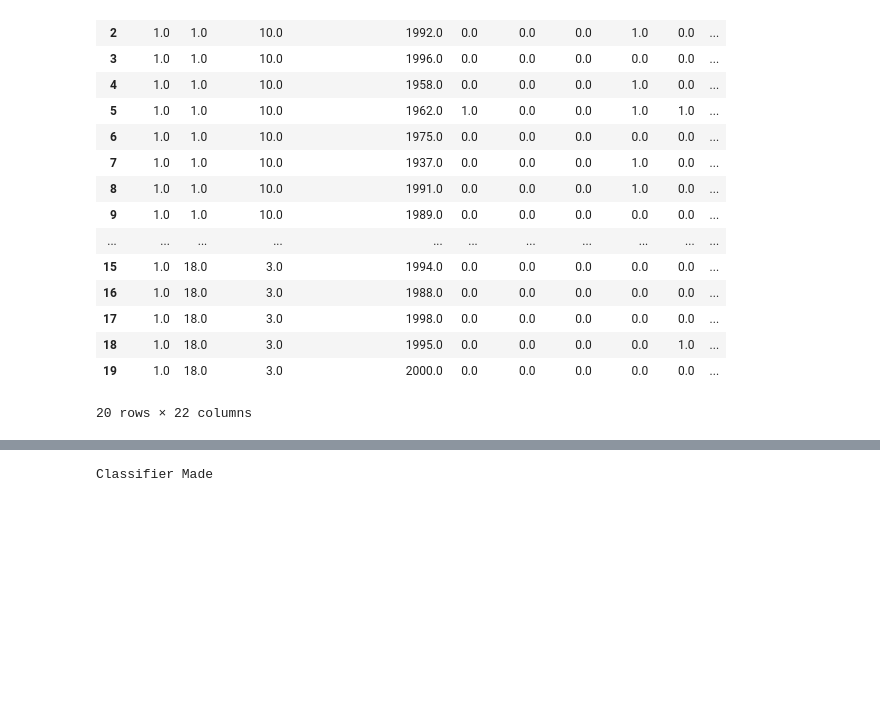
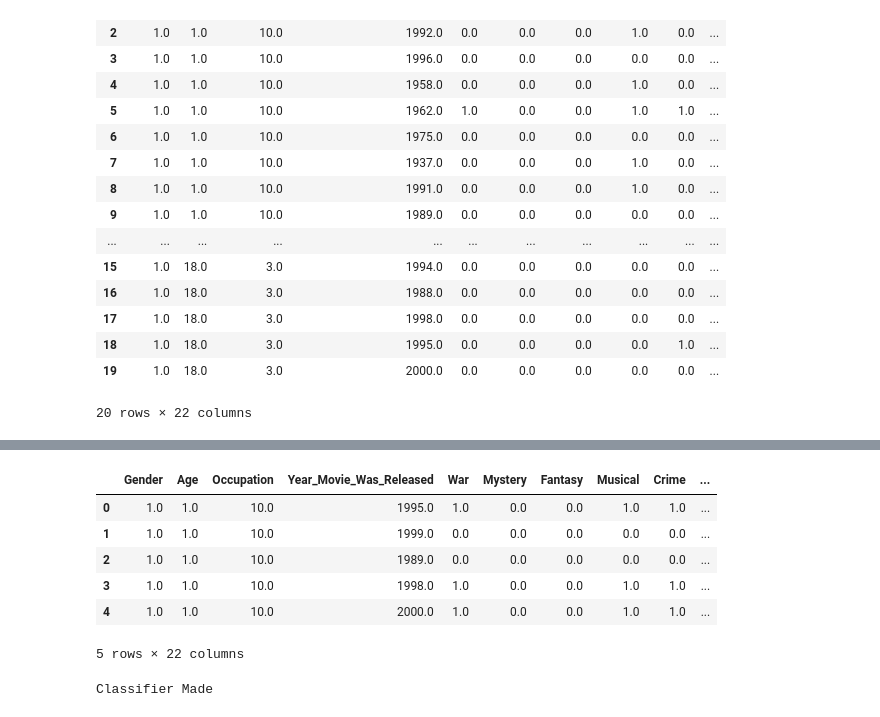
Before and after one commit to balamc23/MovieRatingPrediction, a Jupyter notebook: MoviePrediction_Sklearn.ipynb, the cells around one changed output, grey strips where cells are left out. Saved outputs shown, nothing was run; the diff lists cells and outputs as text; code cells hidden in the pictures; blank space fills up the shorter version.

```diff
--- a/MoviePrediction_Sklearn.ipynb
+++ b/MoviePrediction_Sklearn.ipynb
@@ -243,3 +255,13 @@ Test Data tasks done
+# %%
+training_data.head()
+# %% [output]
+|  | Gender | Age | Occupation | Year_Movie_Was_Released | War | Mystery | Fantasy | Musical | Crime | ... |
+| 0 | 1.0 | 1.0 | 10.0 | 1995.0 | 1.0 | 0.0 | 0.0 | 1.0 | 1.0 | ... |
+| 1 | 1.0 | 1.0 | 10.0 | 1999.0 | 0.0 | 0.0 | 0.0 | 0.0 | 0.0 | ... |
+| 2 | 1.0 | 1.0 | 10.0 | 1989.0 | 0.0 | 0.0 | 0.0 | 0.0 | 0.0 | ... |
+| 3 | 1.0 | 1.0 | 10.0 | 1998.0 | 1.0 | 0.0 | 0.0 | 1.0 | 1.0 | ... |
+| 4 | 1.0 | 1.0 | 10.0 | 2000.0 | 1.0 | 0.0 | 0.0 | 1.0 | 1.0 | ... |
+5 rows × 22 columns
 # %%
 #svc = SVC(kernel='linear')
 #svc.fit(training_data, target)
```
Also changed, not shown: parts of 5 cells of this notebook, 3 other files.
